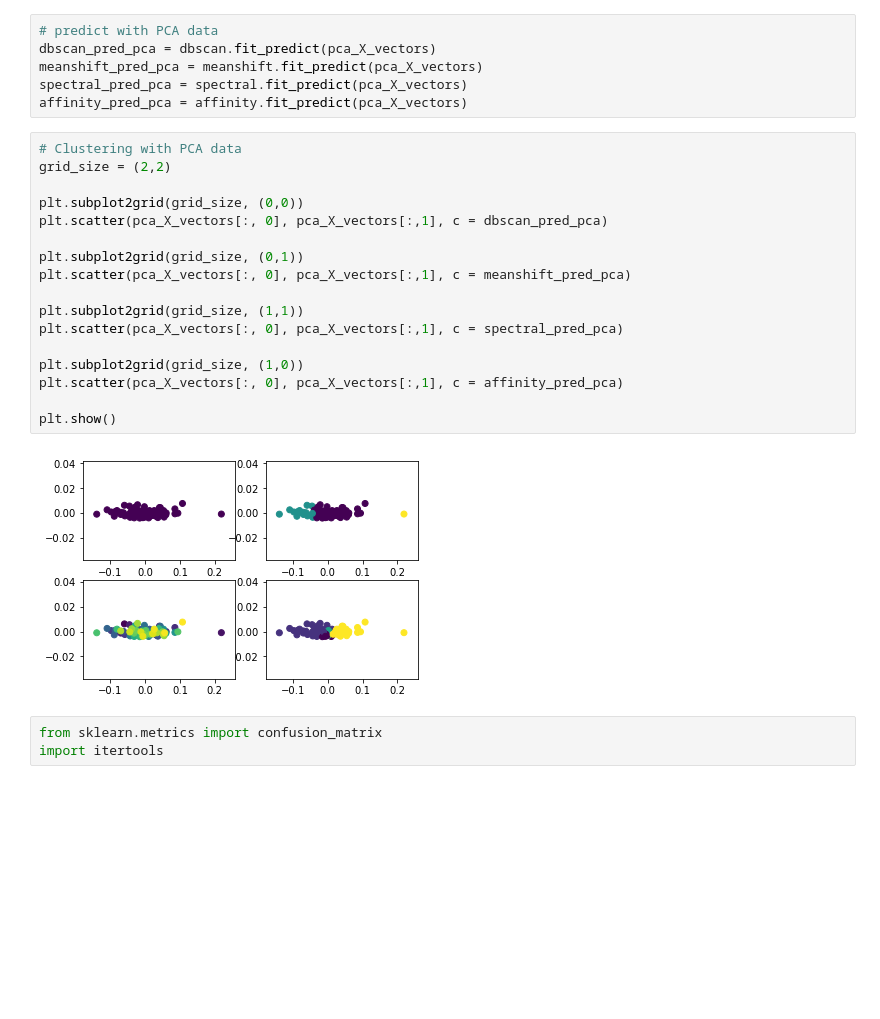
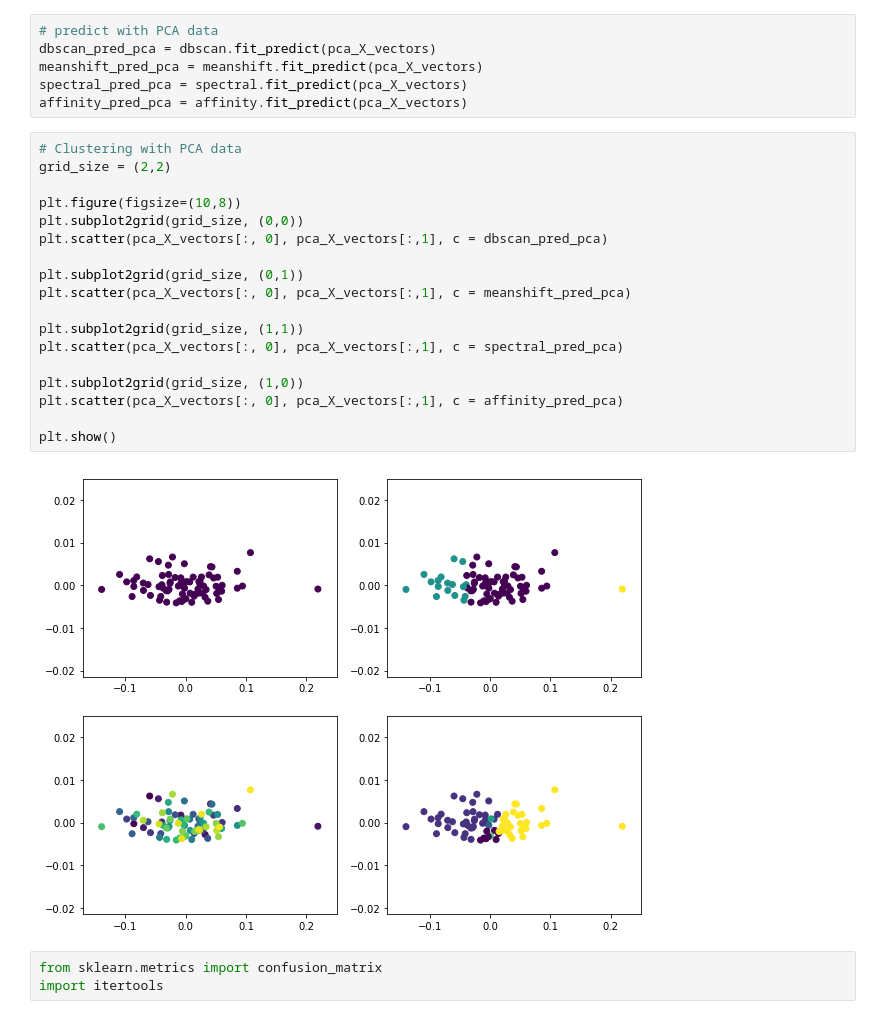
Before and after one commit to Schmidt8181/Allreciepes_NLP, a Jupyter notebook: All_Recipes_NLP.ipynb, the cells around one changed output. Saved outputs shown, nothing was run; the diff lists cells and outputs as text; blank space fills up the shorter version.

```diff
--- a/All_Recipes_NLP.ipynb
+++ b/All_Recipes_NLP.ipynb
@@ -639,22 +614,23 @@ affinity_pred_pca = affinity.fit_predict(pca_X_vectors)
 # %%
 # Clustering with PCA data
 grid_size = (2,2)
 
+plt.figure(figsize=(10,8))
 plt.subplot2grid(grid_size, (0,0))
 plt.scatter(pca_X_vectors[:, 0], pca_X_vectors[:,1], c = dbscan_pred_pca)
 
 plt.subplot2grid(grid_size, (0,1))
 plt.scatter(pca_X_vectors[:, 0], pca_X_vectors[:,1], c = meanshift_pred_pca)
 
 plt.subplot2grid(grid_size, (1,1))
 plt.scatter(pca_X_vectors[:, 0], pca_X_vectors[:,1], c = spectral_pred_pca)
 
 plt.subplot2grid(grid_size, (1,0))
 plt.scatter(pca_X_vectors[:, 0], pca_X_vectors[:,1], c = affinity_pred_pca)
 
 plt.show()
 # %% [output]
-[figure, old version]
+[figure, new version]
 # %%
 from sklearn.metrics import confusion_matrix
 import itertools
```
Also changed, not shown: parts of 5 cells of this notebook.
